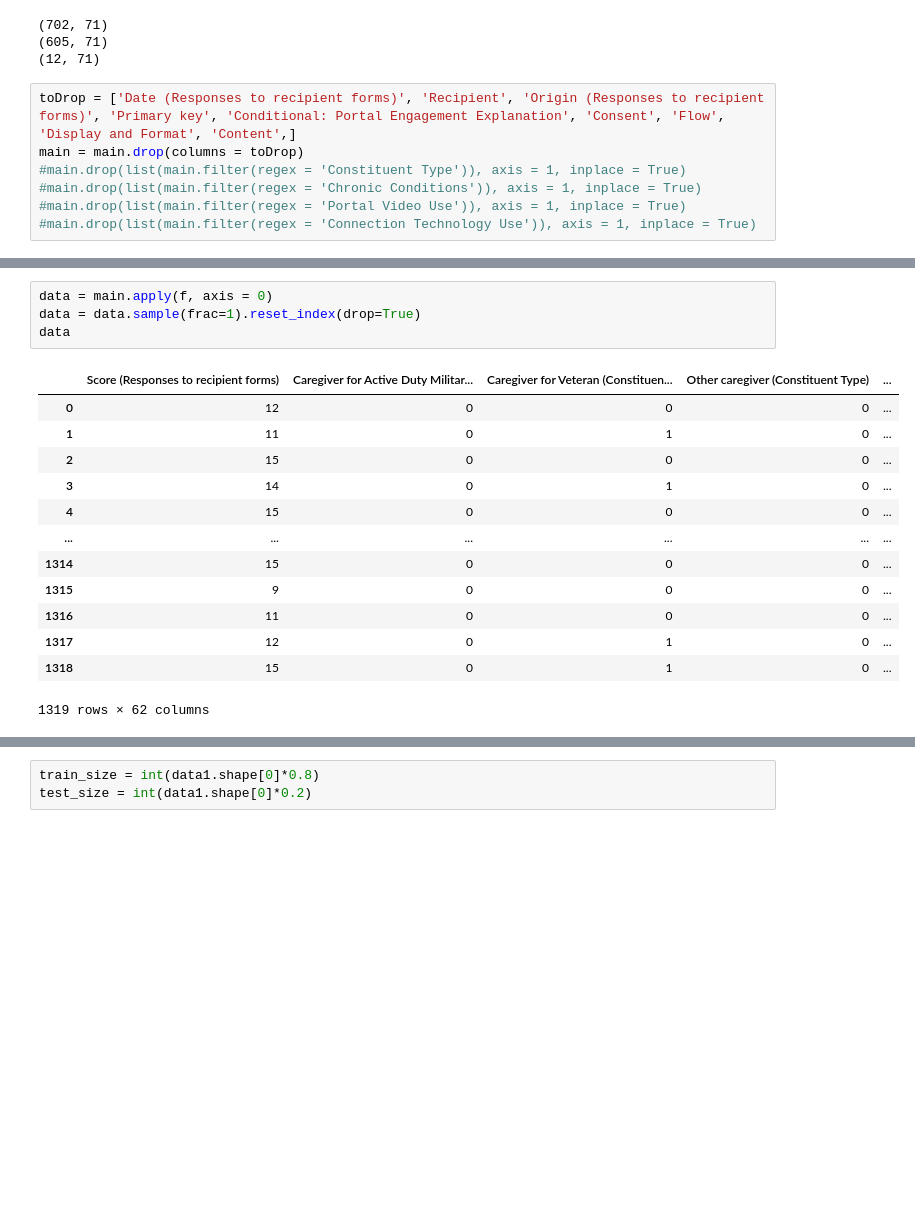
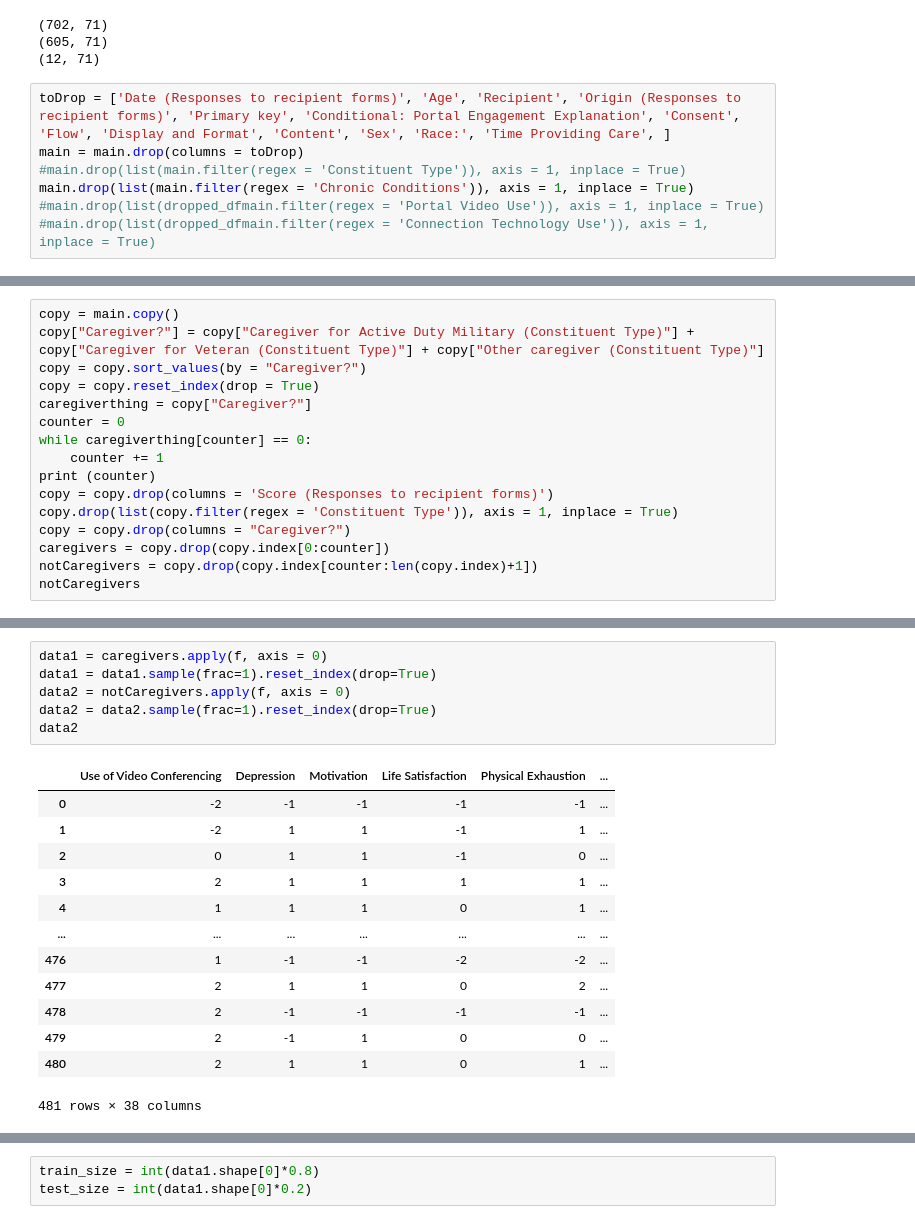
Before and after one commit to amudide/facebook-bayesian, a Jupyter notebook: Bayesian+Cont.ipynb, the cells around one changed output, grey strips where cells are left out. Saved outputs shown, nothing was run; the diff lists cells and outputs as text; blank space fills up the shorter version.

```diff
--- a/Bayesian+Cont.ipynb
+++ b/Bayesian+Cont.ipynb
@@ -76,9 +76,9 @@ print(survey3.shape)
 (605, 71)
 (12, 71)
 # %%
-toDrop = ['Date (Responses to recipient forms)', 'Recipient', 'Origin (Responses to recipient forms)', 'Primary key', 'Conditional: Portal Engagement Explanation', 'Consent', 'Flow', 'Display and Format', 'Content',]
+toDrop = ['Date (Responses to recipient forms)', 'Age', 'Recipient', 'Origin (Responses to recipient forms)', 'Primary key', 'Conditional: Portal Engagement Explanation', 'Consent', 'Flow', 'Display and Format', 'Content', 'Sex', 'Race:', 'Time Providing Care', ]
 main = main.drop(columns = toDrop)
 #main.drop(list(main.filter(regex = 'Constituent Type')), axis = 1, inplace = True)
-#main.drop(list(main.filter(regex = 'Chronic Conditions')), axis = 1, inplace = True)
-#main.drop(list(main.filter(regex = 'Portal Video Use')), axis = 1, inplace = True)
-#main.drop(list(main.filter(regex = 'Connection Technology Use')), axis = 1, inplace = True)
+main.drop(list(main.filter(regex = 'Chronic Conditions')), axis = 1, inplace = True)
+#main.drop(list(dropped_dfmain.filter(regex = 'Portal Video Use')), axis = 1, inplace = True)
+#main.drop(list(dropped_dfmain.filter(regex = 'Connection Technology Use')), axis = 1, inplace = True)
@@ -89,0 +85,16 @@ array(['5+ years', '1 to 2 years', '6mo to 1year', '2 to 3 years',
+# %%
+copy = main.copy()
+copy["Caregiver?"] = copy["Caregiver for Active Duty Military (Constituent Type)"] + copy["Caregiver for Veteran (Constituent Type)"] + copy["Other caregiver (Constituent Type)"]
+copy = copy.sort_values(by = "Caregiver?")
+copy = copy.reset_index(drop = True)
+caregiverthing = copy["Caregiver?"]
+counter = 0
+while caregiverthing[counter] == 0:
+    counter += 1
+print (counter)
+copy = copy.drop(columns = 'Score (Responses to recipient forms)')
+copy.drop(list(copy.filter(regex = 'Constituent Type')), axis = 1, inplace = True)
+copy = copy.drop(columns = "Caregiver?")
+caregivers = copy.drop(copy.index[0:counter])
+notCaregivers = copy.drop(copy.index[counter:len(copy.index)+1])
+notCaregivers
@@ -142,22 +168,24 @@ def f(s):
             l.append(b)
     return pd.Series(l)
 # %%
-data = main.apply(f, axis = 0)
-data = data.sample(frac=1).reset_index(drop=True)
-data
+data1 = caregivers.apply(f, axis = 0)
+data1 = data1.sample(frac=1).reset_index(drop=True)
+data2 = notCaregivers.apply(f, axis = 0)
+data2 = data2.sample(frac=1).reset_index(drop=True)
+data2
 # %% [output]
-|  | Score (Responses to recipient forms) | Caregiver for Active Duty Militar... | Caregiver for Veteran (Constituen... | Other caregiver (Constituent Type) | ... |
-| 0 | 12 | 0 | 0 | 0 | ... |
-| 1 | 11 | 0 | 1 | 0 | ... |
-| 2 | 15 | 0 | 0 | 0 | ... |
-| 3 | 14 | 0 | 1 | 0 | ... |
-| 4 | 15 | 0 | 0 | 0 | ... |
-| ... | ... | ... | ... | ... | ... |
-| 1314 | 15 | 0 | 0 | 0 | ... |
-| 1315 | 9 | 0 | 0 | 0 | ... |
-| 1316 | 11 | 0 | 0 | 0 | ... |
-| 1317 | 12 | 0 | 1 | 0 | ... |
-| 1318 | 15 | 0 | 1 | 0 | ... |
+|  | Use of Video Conferencing | Depression | Motivation | Life Satisfaction | Physical Exhaustion | ... |
+| 0 | -2 | -1 | -1 | -1 | -1 | ... |
+| 1 | -2 | 1 | 1 | -1 | 1 | ... |
+| 2 | 0 | 1 | 1 | -1 | 0 | ... |
+| 3 | 2 | 1 | 1 | 1 | 1 | ... |
+| 4 | 1 | 1 | 1 | 0 | 1 | ... |
+| ... | ... | ... | ... | ... | ... | ... |
+| 476 | 1 | -1 | -1 | -2 | -2 | ... |
+| 477 | 2 | 1 | 1 | 0 | 2 | ... |
+| 478 | 2 | -1 | -1 | -1 | -1 | ... |
+| 479 | 2 | -1 | 1 | 0 | 0 | ... |
+| 480 | 2 | 1 | 1 | 0 | 1 | ... |
-1319 rows × 62 columns
+481 rows × 38 columns
 # %%
 ls = []
```
Also changed, not shown: parts of 23 cells of this notebook.
